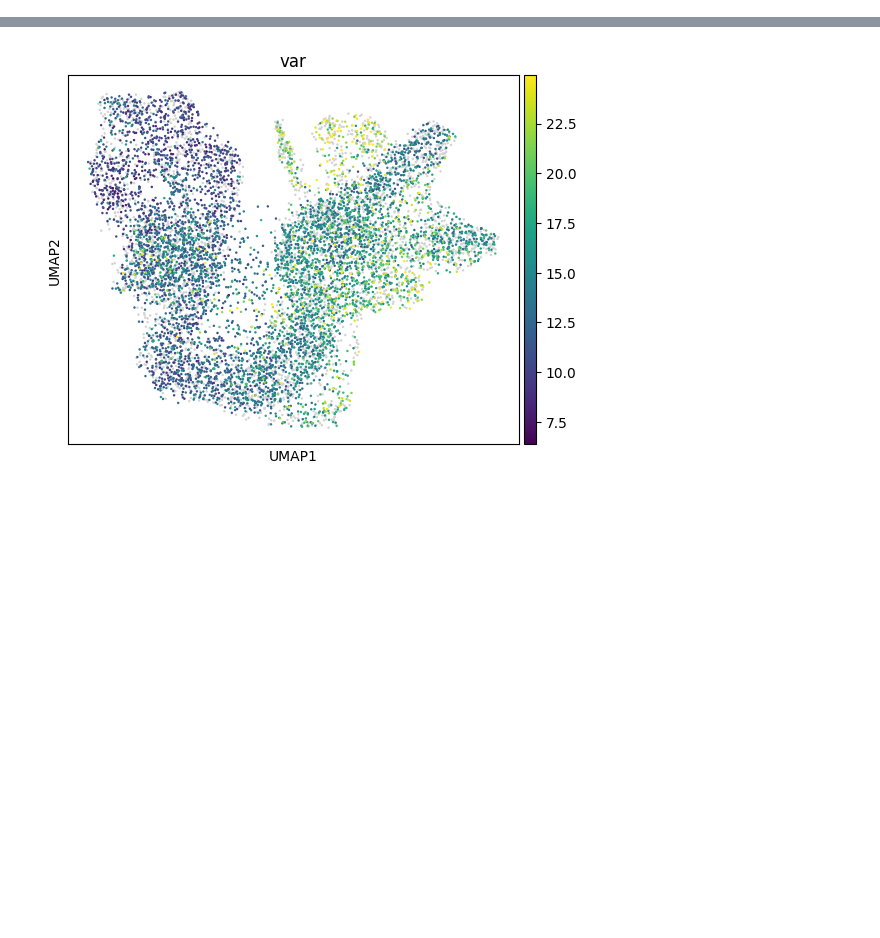
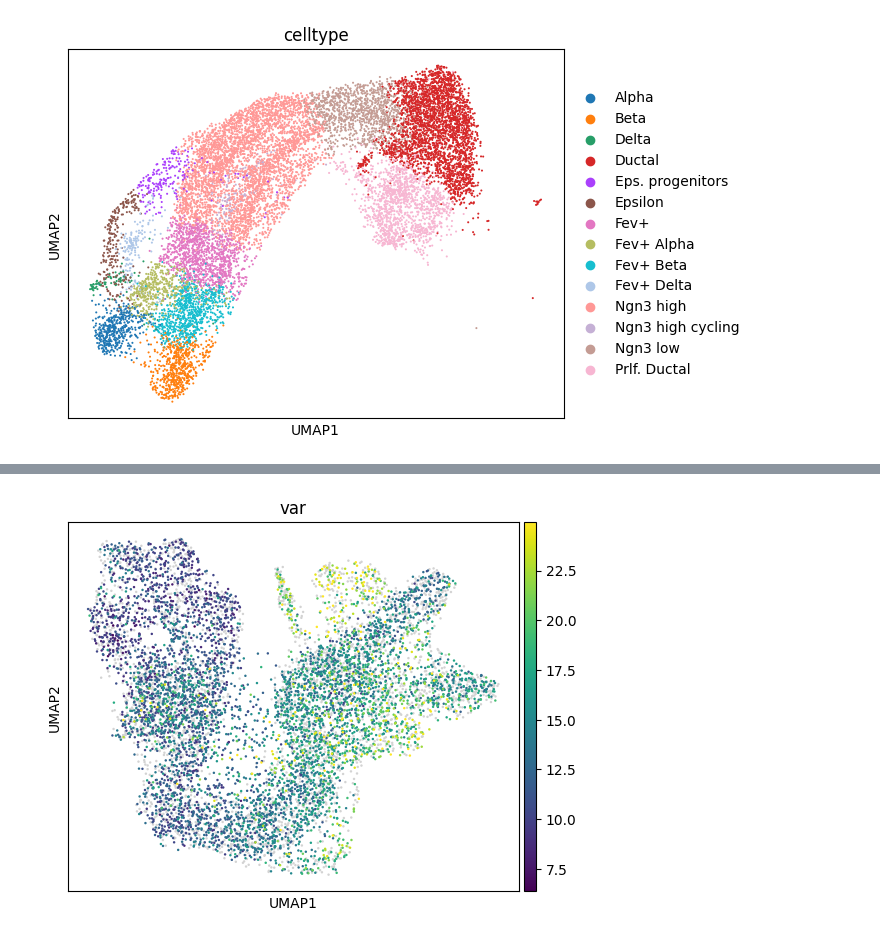
Before and after one commit to MUCDK/genot, a Jupyter notebook: notebooks/pancreas_single_cell/pancreas_with_ductal.ipynb, the cells around one changed output, grey strips where cells are left out. Saved outputs shown, nothing was run; the diff lists cells and outputs as text; code cells hidden in the pictures; blank space fills up the shorter version.

```diff
--- a/notebooks/pancreas_single_cell/pancreas_with_ductal.ipynb
+++ b/notebooks/pancreas_single_cell/pancreas_with_ductal.ipynb
@@ -15,3 +22,7 @@ adata = sc.read("/home/icb/dominik.klein/git_repos/genot_benchmarks/input_data/a
+# %%
+sc.pl.umap(adata, color="celltype")
+# %% [output]
+[figure, added]
 # %%
 sc.pp.pca(adata, n_comps=30)
 adata.obsm["X_pca_scaled"] = StandardScaler().fit_transform(adata.obsm["X_pca"])
```
Also changed, not shown: parts of 17 cells of this notebook, 8 other files.
